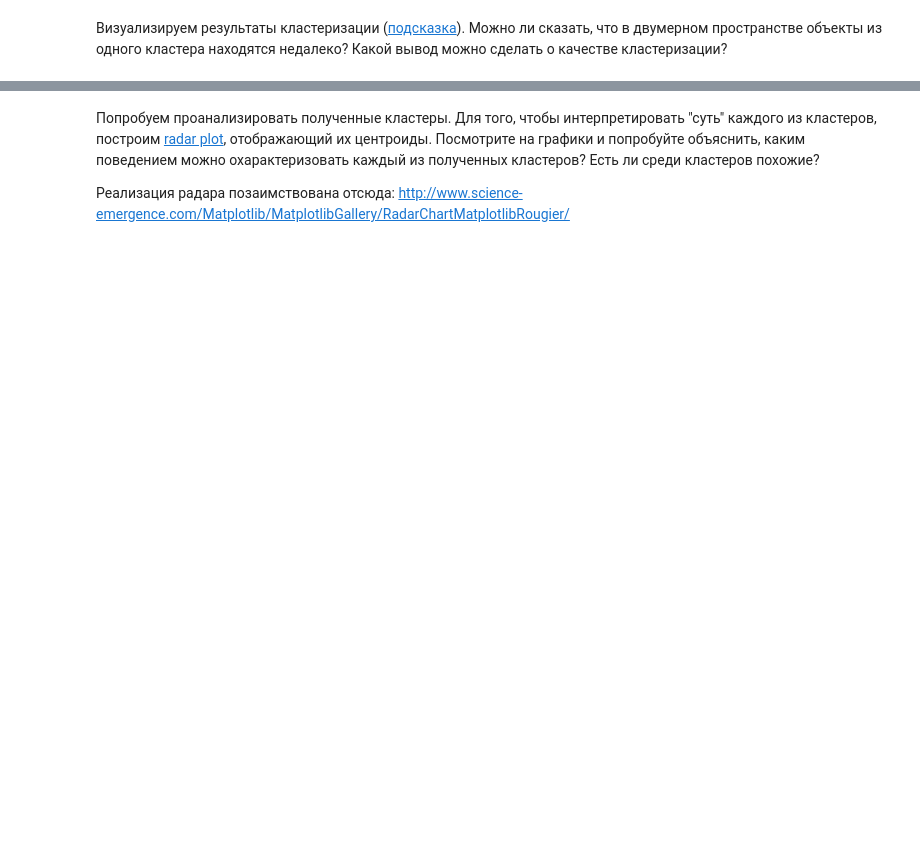
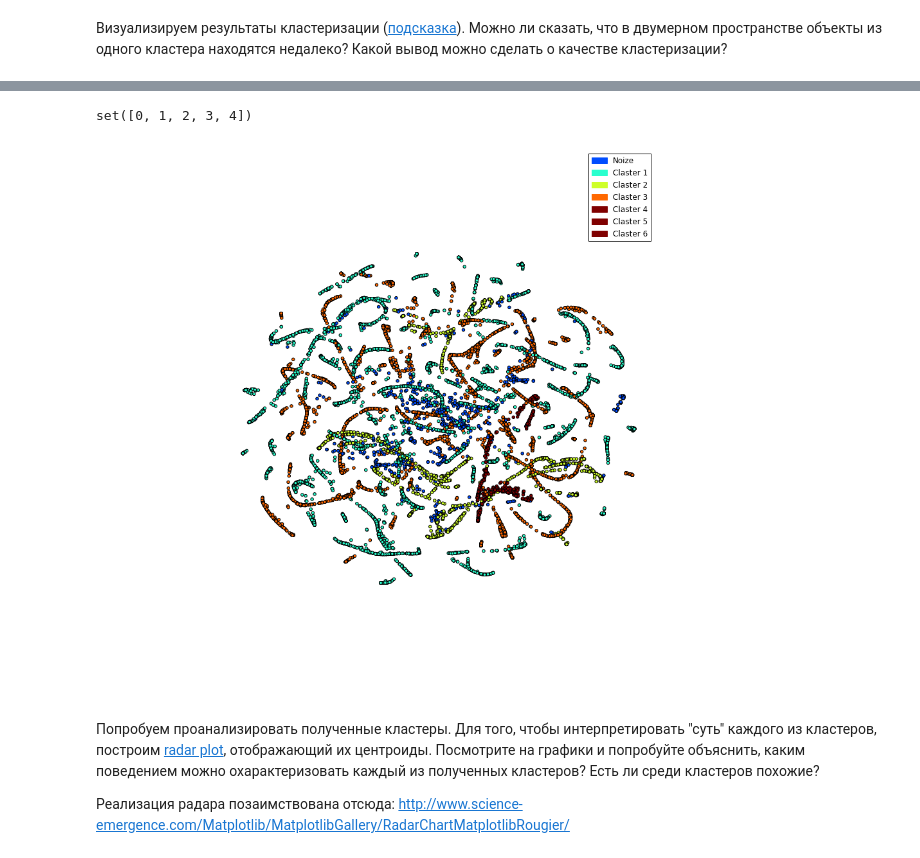
Before and after one commit to lkosh/DataMining, a Jupyter notebook: l3/homework-3-st.ipynb, the cells around one changed output, grey strips where cells are left out. Saved outputs shown, nothing was run; the diff lists cells and outputs as text; code cells hidden in the pictures; blank space fills up the shorter version.

```diff
--- a/l3/homework-3-st.ipynb
+++ b/l3/homework-3-st.ipynb
@@ -259,3 +376,24 @@ pl.show()
+# %%
+print set(y)
+k = len(set(y))
+import matplotlib.patches as mpatches
+# Color map
+cm = pl.get_cmap('jet')
+pl.figure(figsize=(15, 15))
+pl.scatter(z[:, 0], z[:, 1], c=map(lambda c: cm(((1.0* c + 1)) /k), y))
+patch_1 = mpatches.Patch(color=cm(((1.0* 0 + 1)) /k), label="Noize")
+patch_2 = mpatches.Patch(color=cm(((1.0* 1 + 1)) /k), label="Claster 1")
+patch_3 = mpatches.Patch(color=cm(((1.0* 2 + 1))/k), label="Claster 2")
+patch_4 = mpatches.Patch(color=cm(((1.0* 3 + 1))/k), label="Claster 3")
+patch_5 = mpatches.Patch(color=cm(((1.0* 4 + 1)) /k), label="Claster 4")
+patch_6 = mpatches.Patch(color=cm(((1.0* 5 + 1)) /k), label="Claster 5")
+patch_7 = mpatches.Patch(color=cm(((1.0* 6 + 1)) /k), label="Claster 6")
+plt.legend(handles=[patch_1, patch_2, patch_3, patch_4 ,patch_5, patch_6, patch_7])
+pl.axis('off')
+pl.show()
+# %% [output]
+set([0, 1, 2, 3, 4])
+[figure, added]
 # %% [markdown]
 Попробуем проанализировать полученные кластеры. Для того, чтобы интерпретировать "суть" каждого из кластеров, построим [radar plot](http://www.wikiwand.com/en/Radar_chart), отображающий их центроиды. Посмотрите на графики и попробуйте объяснить, каким поведением можно охарактеризовать каждый из полученных кластеров? Есть ли среди кластеров похожие?
 
```
Also changed, not shown: parts of 16 cells of this notebook.
